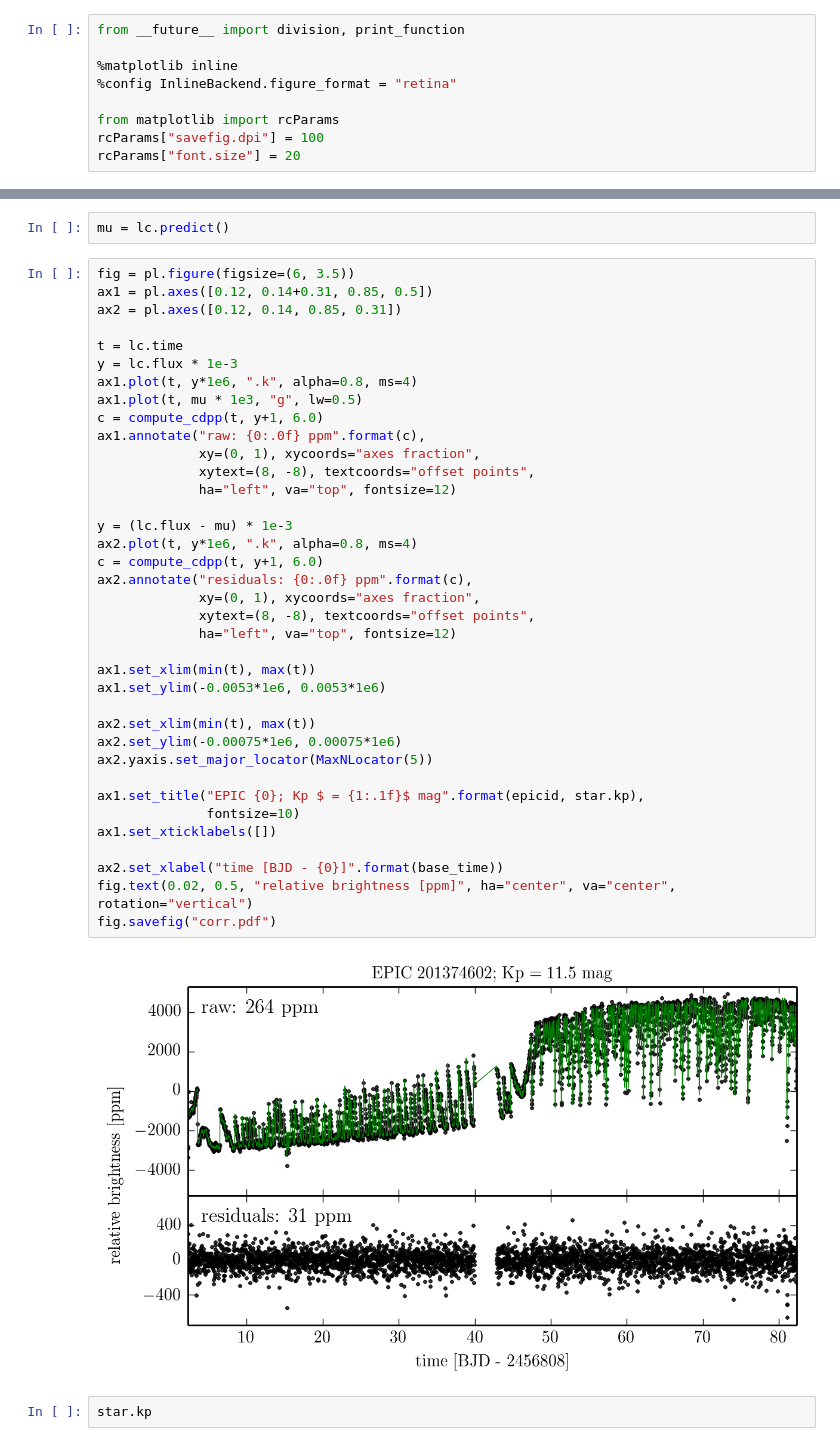
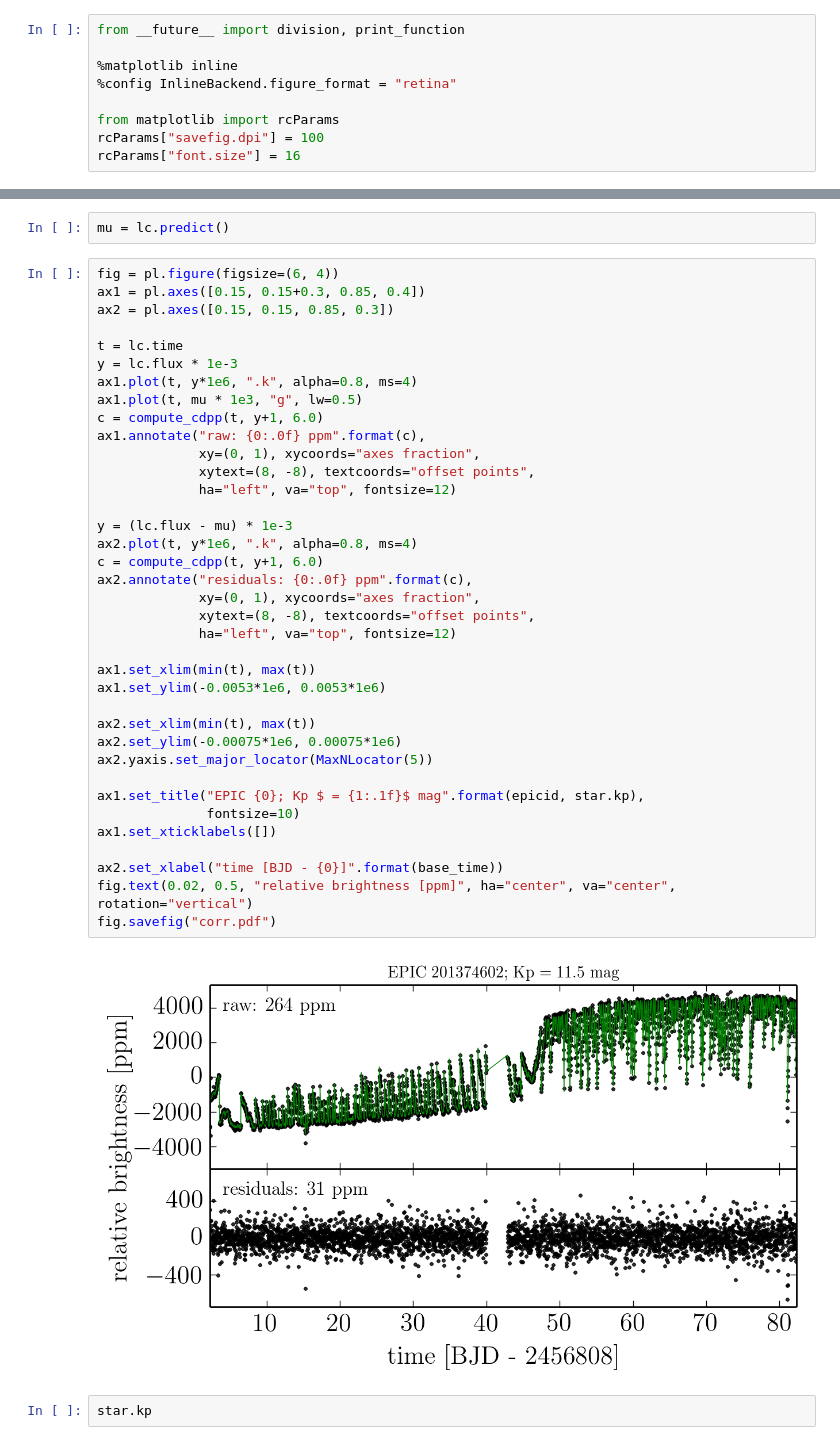
Before and after one commit to dfm/k2-paper, a Jupyter notebook: figures/pca.ipynb, the cells around one changed output, grey strips where cells are left out. Cells and saved outputs as stored; diff of their text form.

```diff
--- a/figures/pca.ipynb
+++ b/figures/pca.ipynb
@@ -6,7 +6,7 @@ from __future__ import division, print_function
 
 from matplotlib import rcParams
 rcParams["savefig.dpi"] = 100
-rcParams["font.size"] = 20
+rcParams["font.size"] = 16
 # %%
 import os
 import sys
@@ -65,9 +65,9 @@ pl.savefig("pca.pdf")
 # %%
 mu = lc.predict()
 # %%
-fig = pl.figure(figsize=(6, 3.5))
-ax1 = pl.axes([0.12, 0.14+0.31, 0.85, 0.5])
-ax2 = pl.axes([0.12, 0.14, 0.85, 0.31])
+fig = pl.figure(figsize=(6, 4))
+ax1 = pl.axes([0.15, 0.15+0.3, 0.85, 0.4])
+ax2 = pl.axes([0.15, 0.15, 0.85, 0.3])
 
 t = lc.time
 y = lc.flux * 1e-3
@@ -75,34 +75,34 @@ ax1.plot(t, y*1e6, ".k", alpha=0.8, ms=4)
 ax1.plot(t, mu * 1e3, "g", lw=0.5)
 c = compute_cdpp(t, y+1, 6.0)
 ax1.annotate("raw: {0:.0f} ppm".format(c),
              xy=(0, 1), xycoords="axes fraction",
              xytext=(8, -8), textcoords="offset points",
              ha="left", va="top", fontsize=12)
 
 y = (lc.flux - mu) * 1e-3
 ax2.plot(t, y*1e6, ".k", alpha=0.8, ms=4)
 c = compute_cdpp(t, y+1, 6.0)
 ax2.annotate("residuals: {0:.0f} ppm".format(c),
              xy=(0, 1), xycoords="axes fraction",
              xytext=(8, -8), textcoords="offset points",
              ha="left", va="top", fontsize=12)
 
 ax1.set_xlim(min(t), max(t))
 ax1.set_ylim(-0.0053*1e6, 0.0053*1e6)
 
 ax2.set_xlim(min(t), max(t))
 ax2.set_ylim(-0.00075*1e6, 0.00075*1e6)
 ax2.yaxis.set_major_locator(MaxNLocator(5))
 
 ax1.set_title("EPIC {0}; Kp $ = {1:.1f}$ mag".format(epicid, star.kp),
               fontsize=10)
 ax1.set_xticklabels([])
 
 ax2.set_xlabel("time [BJD - {0}]".format(base_time))
 fig.text(0.02, 0.5, "relative brightness [ppm]", ha="center", va="center", rotation="vertical")
 fig.savefig("corr.pdf")
 # %% [output]
-[figure, old version]
+[figure, new version]
 # %%
 star.kp
 # %% [output]
```
Also changed, not shown: parts of 1 cell of this notebook, 2 other files.
